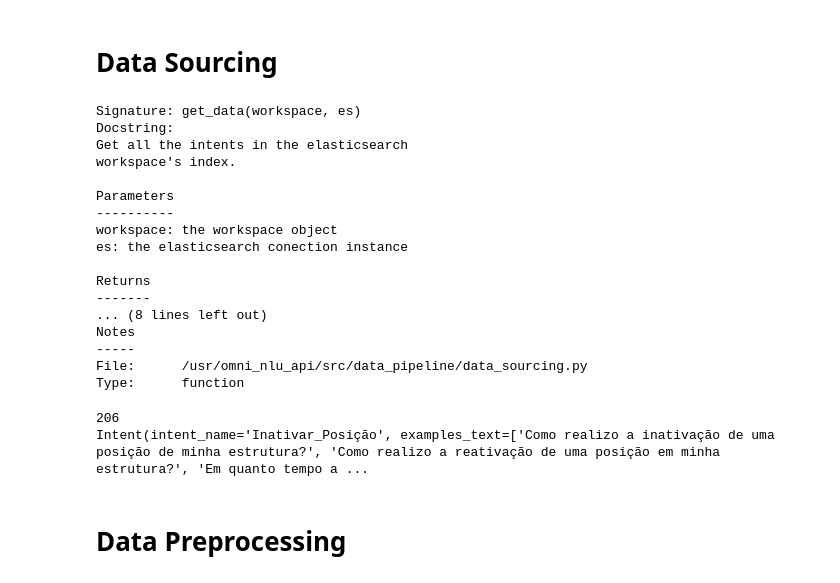
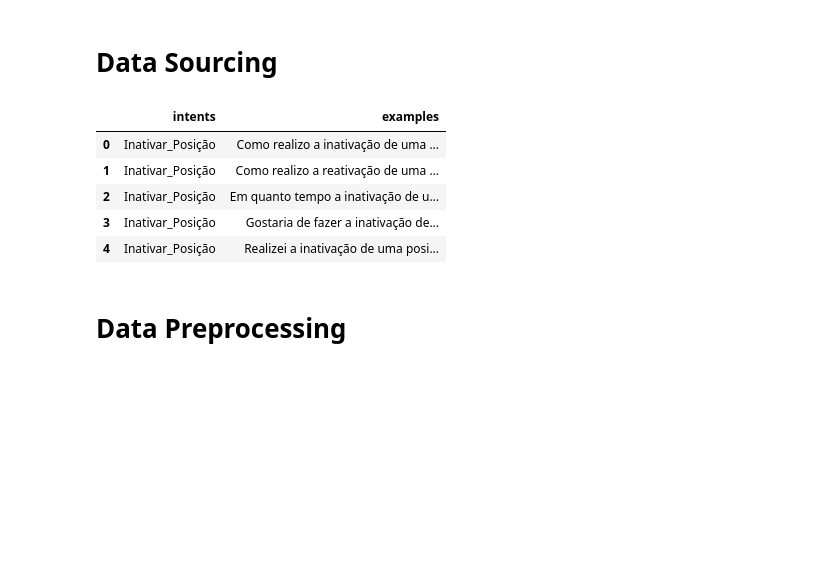
Before and after one commit to SClovesgtx/omni-nlu-api, a Jupyter notebook: jupyter_notebooks/TheDataFlow.ipynb, the cells around one changed output. Cells and saved outputs as stored; diff of their text form; code cells hidden in the pictures; blank space fills up the shorter version.

```diff
--- a/jupyter_notebooks/TheDataFlow.ipynb
+++ b/jupyter_notebooks/TheDataFlow.ipynb
@@ -21,32 +23,17 @@ True
 # %%
 from data_pipeline.data_sourcing import get_data
 
-get_data?
+#get_data?
-# %% [output]
-Signature: get_data(workspace, es)
-Docstring:
-Get all the intents in the elasticsearch
-workspace's index.
-
-Parameters
-----------
-workspace: the workspace object
-es: the elasticsearch conection instance
-
-Returns
--------
-... (8 lines left out)
-Notes
------
-File:      /usr/omni_nlu_api/src/data_pipeline/data_sourcing.py
-Type:      function
 # %%
-data = get_data(workspace=workspace, es=es)
-print(len(data))
-print(data[0])
+df = get_data(workspace=workspace, es=es)
+df.head()
 # %% [output]
-206
-Intent(intent_name='Inativar_Posição', examples_text=['Como realizo a inativação de uma posição de minha estrutura?', 'Como realizo a reativação de uma posição em minha estrutura?', 'Em quanto tempo a ...
+|  | intents | examples |
+| 0 | Inativar_Posição | Como realizo a inativação de uma ... |
+| 1 | Inativar_Posição | Como realizo a reativação de uma ... |
+| 2 | Inativar_Posição | Em quanto tempo a inativação de u... |
+| 3 | Inativar_Posição | Gostaria de fazer a inativação de... |
+| 4 | Inativar_Posição | Realizei a inativação de uma posi... |
 # %% [markdown]
 # Data Preprocessing
 # %% [markdown]
```
Also changed, not shown: parts of 16 cells of this notebook, 8 other files.
